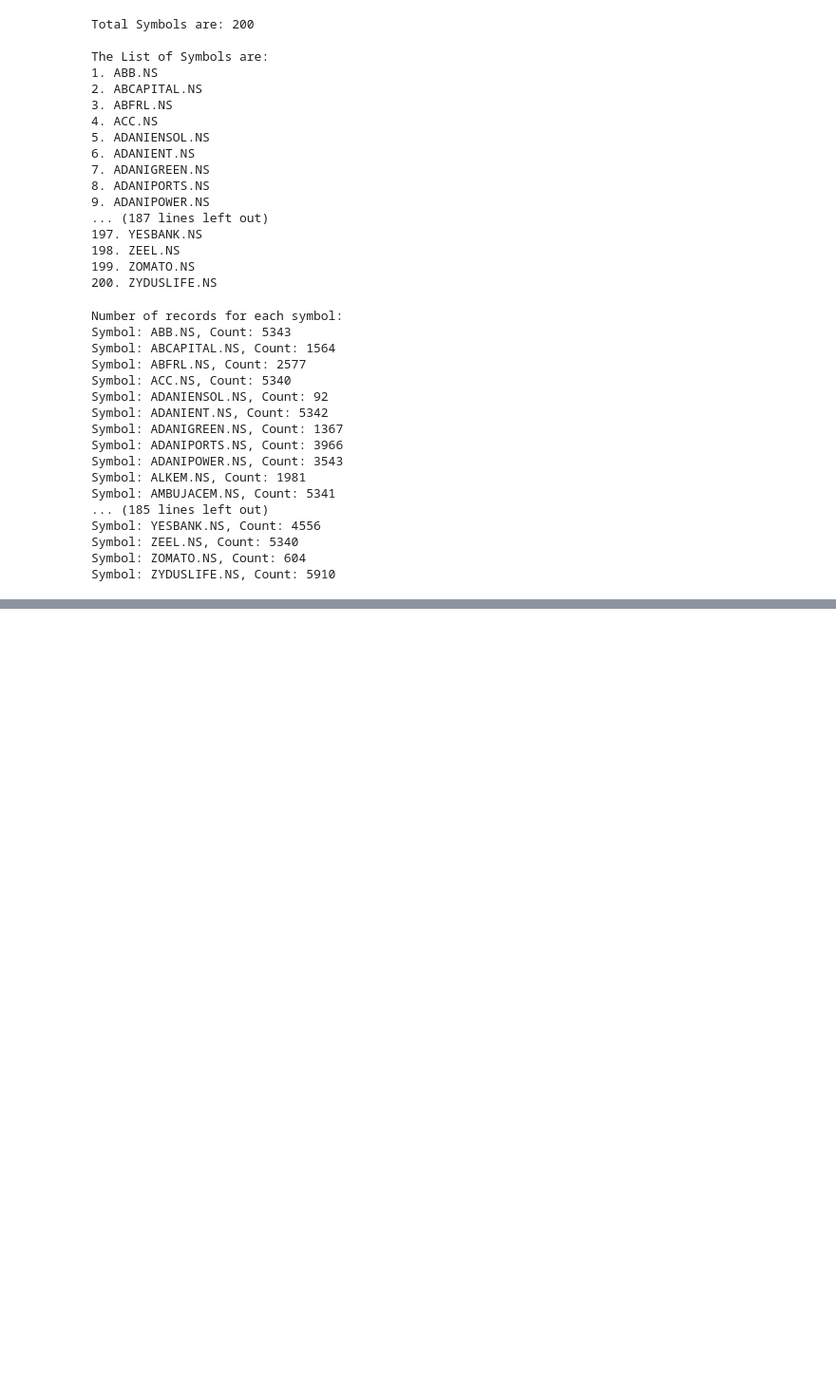
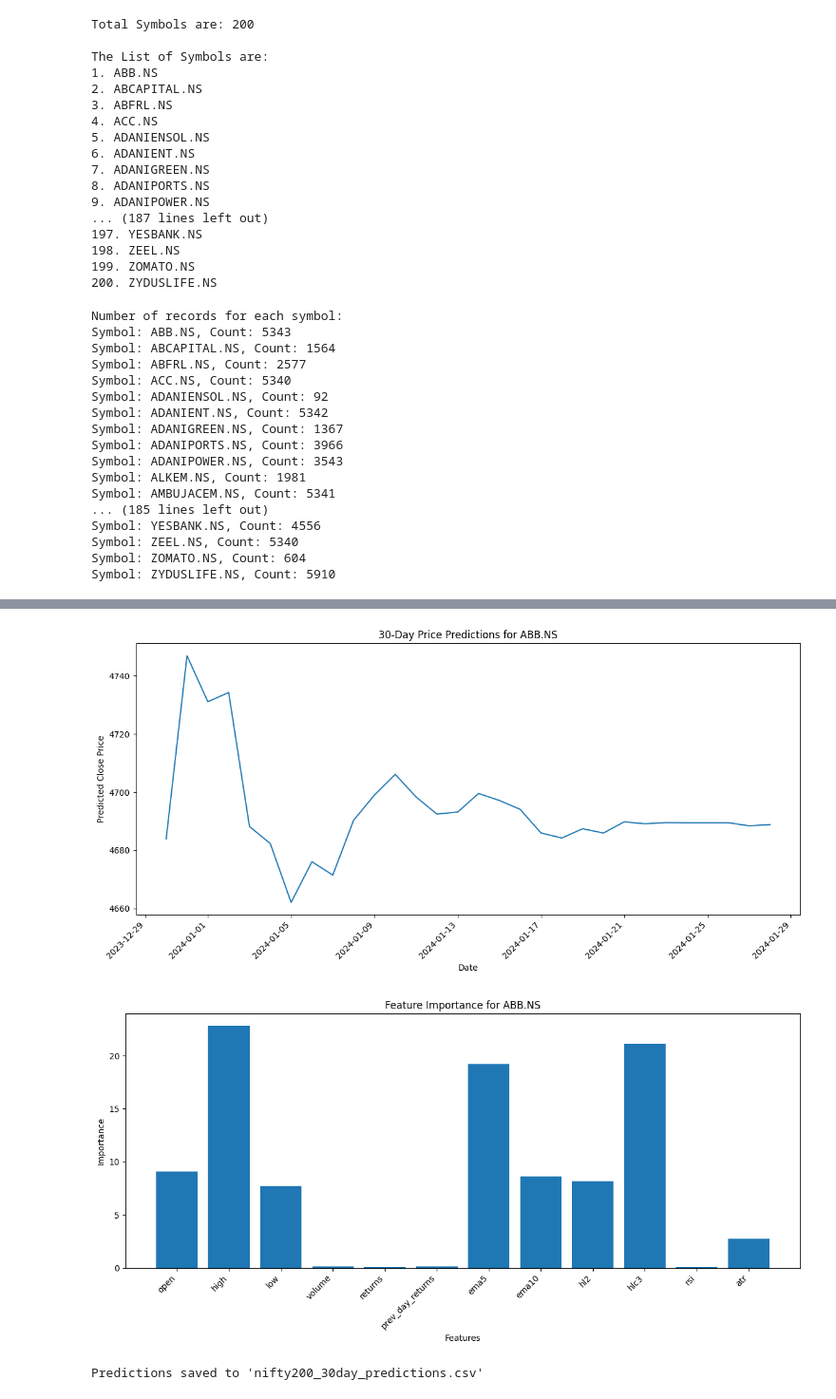
Before and after one commit to marketcalls/openadvisor, a Jupyter notebook: Notebook/catboost_prediction.ipynb, the cells around one changed output, grey strips where cells are left out. Shown at 95% size. Saved outputs shown, nothing was run; the diff lists cells and outputs as text; code cells hidden in the pictures; blank space fills up the shorter version.

```diff
--- a/Notebook/catboost_prediction.ipynb
+++ b/Notebook/catboost_prediction.ipynb
@@ -444,0 +516,42 @@ NameError: name 'logging' is not defined
+# %%
+# Plot predictions for a sample symbol (e.g., the first one)
+sample_symbol = list(results.keys())[0]
+sample_predictions = results[sample_symbol]['predictions']
+
+plt.figure(figsize=(12, 6))
+plt.plot(sample_predictions.index, sample_predictions['predicted_close'])
+plt.title(f"30-Day Price Predictions for {sample_symbol}")
+plt.xlabel("Date")
+plt.ylabel("Predicted Close Price")
+plt.xticks(rotation=45, ha='right')
+plt.tight_layout()
+plt.show()
+
+# Plot feature importance for the sample symbol
+sample_model = results[sample_symbol]['model']
+feature_importance = sample_model.feature_importances_
+feature_names = sample_model.feature_names_
+
+plt.figure(figsize=(12, 6))
+plt.bar(feature_names, feature_importance)
+plt.title(f"Feature Importance for {sample_symbol}")
+plt.xlabel("Features")
+plt.ylabel("Importance")
+plt.xticks(rotation=45, ha='right')
+plt.tight_layout()
+plt.show()
+# %% [output]
+[figure, added]
+[figure, added]
+# %%
+# Save results to a CSV file
+all_predictions = pd.DataFrame()
+for symbol, data in results.items():
+    symbol_predictions = data['predictions'].copy()
+    symbol_predictions['symbol'] = symbol
+    all_predictions = pd.concat([all_predictions, symbol_predictions])
+
+all_predictions.to_csv('nifty200_30day_predictions.csv')
+print("Predictions saved to 'nifty200_30day_predictions.csv'")
+# %% [output]
+Predictions saved to 'nifty200_30day_predictions.csv'
```
Also changed, not shown: parts of 10 cells of this notebook, 14 other files.
